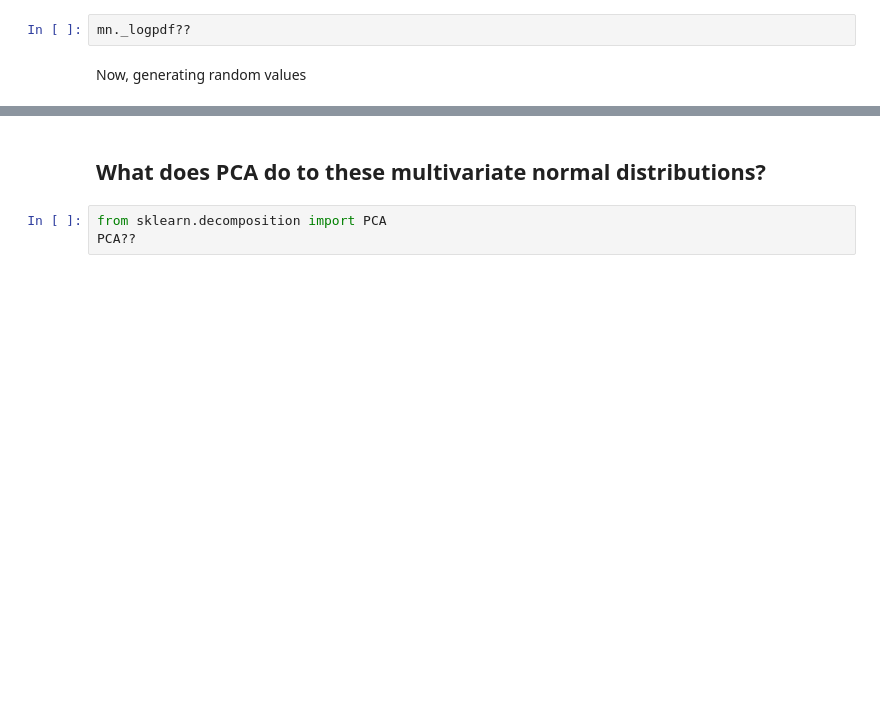
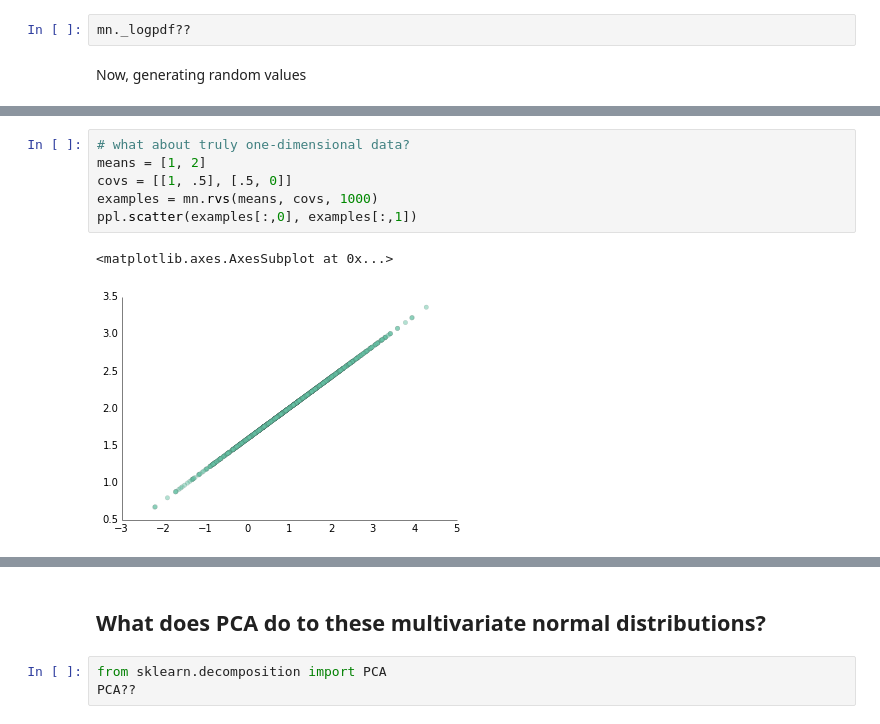
Before and after one commit to Berkeley-MIDS-ML/sklearn-clustering, a Jupyter notebook: Multivariate_Normal.ipynb, the cells around one changed output, grey strips where cells are left out. Saved outputs shown, nothing was run; the diff lists cells and outputs as text; blank space fills up the shorter version.

```diff
--- a/Multivariate_Normal.ipynb
+++ b/Multivariate_Normal.ipynb
@@ -137,0 +120,9 @@ ppl.scatter(examples[:,0], examples[:,1])
+# %%
+# what about truly one-dimensional data?
+means = [1, 2]
+covs = [[1, .5], [.5, 0]]
+examples = mn.rvs(means, covs, 1000)
+ppl.scatter(examples[:,0], examples[:,1])
+# %% [output]
+<matplotlib.axes.AxesSubplot at 0x...>
+[figure, added]
```
Also changed, not shown: parts of 31 cells of this notebook.
